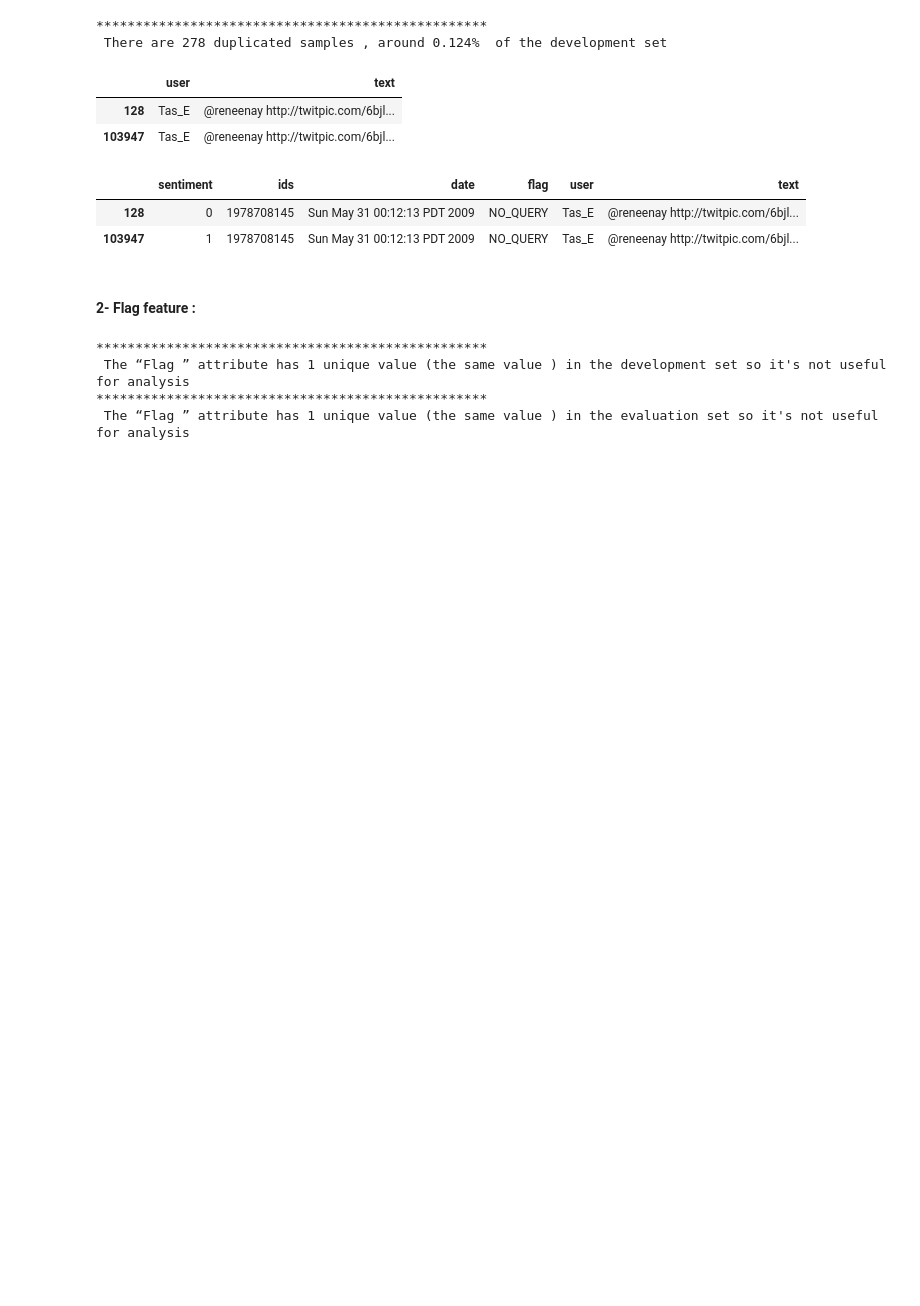
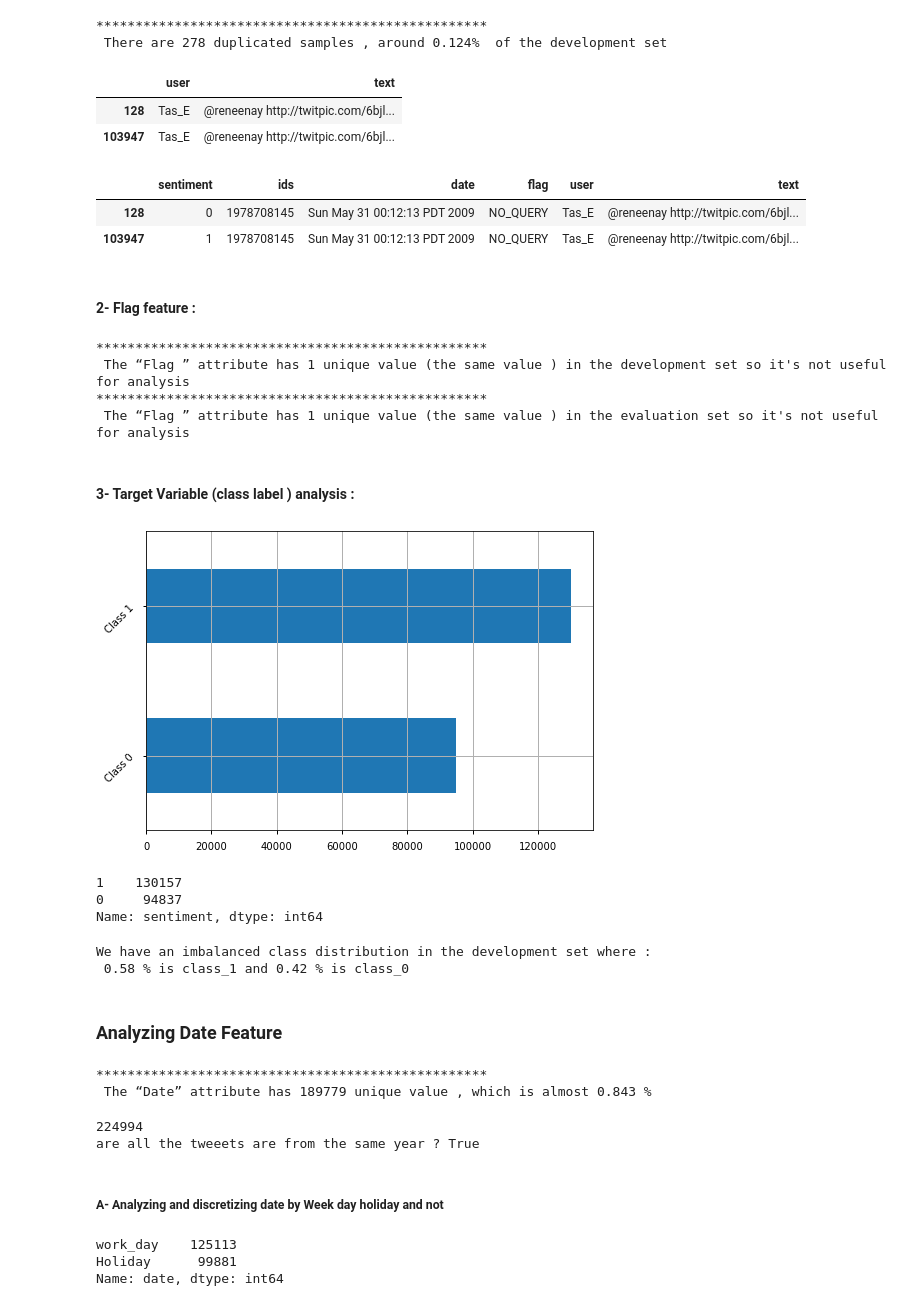
Before and after one commit to Mustafa-omer-mohammed/Tweets-Sentiment-Analysis-Binary-Classification-Problem, a Jupyter notebook: Data Exploration.ipynb, the cells around one changed output. Drawn from its saved outputs; the diff is of its cells as text; code cells hidden in the pictures; blank space fills up the shorter version.

Commit message:
Feature analysis
1- analyzing the date feature  for different time periods by discretizing to day hour, month
2- analyze the class label distribution

```diff
--- a/Data Exploration.ipynb
+++ b/Data Exploration.ipynb
@@ -183,3 +186,44 @@ print("*" * 50 ,"\n" ,f"The “Flag ” attribute has {eval_df.flag.nunique()} u
  The “Flag ” attribute has 1 unique value (the same value ) in the development set so it's not useful for analysis
 **************************************************
  The “Flag ” attribute has 1 unique value (the same value ) in the evaluation set so it's not useful for analysis
+# %% [markdown]
+#### 3- Target Variable (class label ) analysis :
+# %%
+dev_df.sentiment.value_counts().sort_values(ascending=True).plot.barh()
+plt.yticks([0,1] , labels=["Class 0","Class 1"  ],rotation=45)
+plt.grid()
+plt.savefig("Class Label Distribution.png", dpi=300,  bbox_inches='tight')
+plt.show()
+dev_df.sentiment.value_counts()
+# %% [output]
+[figure, added]
+1    130157
+0     94837
+Name: sentiment, dtype: int64
+# %%
+class_1 = dev_df.sentiment.value_counts().values[0]
+class_0 = dev_df.sentiment.value_counts().values[1]
+per_c1 = class_1 / len(dev_df)
+per_c0 = class_0 / len(dev_df)
+print(f"We have an imbalanced class distribution in the development set where : \n {per_c1:.2f} % is class_1 and {per_c0:.2f} % is class_0  ")
+# %% [output]
+We have an imbalanced class distribution in the development set where :
+ 0.58 % is class_1 and 0.42 % is class_0
+# %% [markdown]
+###  Analyzing Date Feature
+# %%
+####### Cardinality of the date feature
+print("*" * 50 ,"\n" ,f"The “Date” attribute has {dev_df.date.nunique()} unique value , which is almost {dev_df.date.nunique()/len(dev_df):0.3f} %")
+# %% [output]
+**************************************************
+ The “Date” attribute has 189779 unique value , which is almost 0.843 %
+# %%
+# all reviews are from the same year
+mask = dev_df.date.str.contains("PDT 2009")
+print(len(dev_df[mask]))
+print(f'are all the tweeets are from the same year ? {len(dev_df[mask]) == len(dev_df)}')
+# %% [output]
+224994
+are all the tweeets are from the same year ? True
+# %% [markdown]
+##### A- Analyzing and discretizing date by Week day holiday and not
@@ -185,0 +243,6 @@ print("*" * 50 ,"\n" ,f"The “Flag ” attribute has {eval_df.flag.nunique()} u
+# %%
+test_date['date'].value_counts()
+# %% [output]
+work_day    125113
+Holiday      99881
+Name: date, dtype: int64
```
Also changed, not shown: parts of 23 cells of this notebook.
